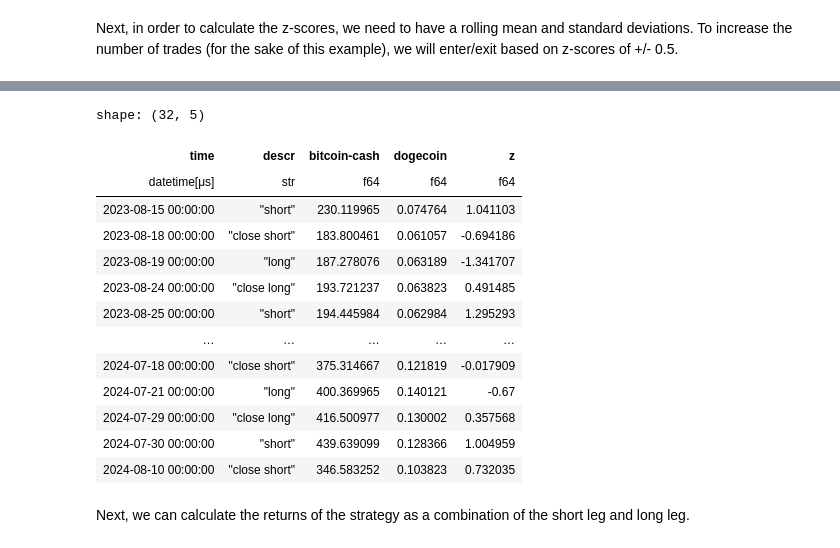
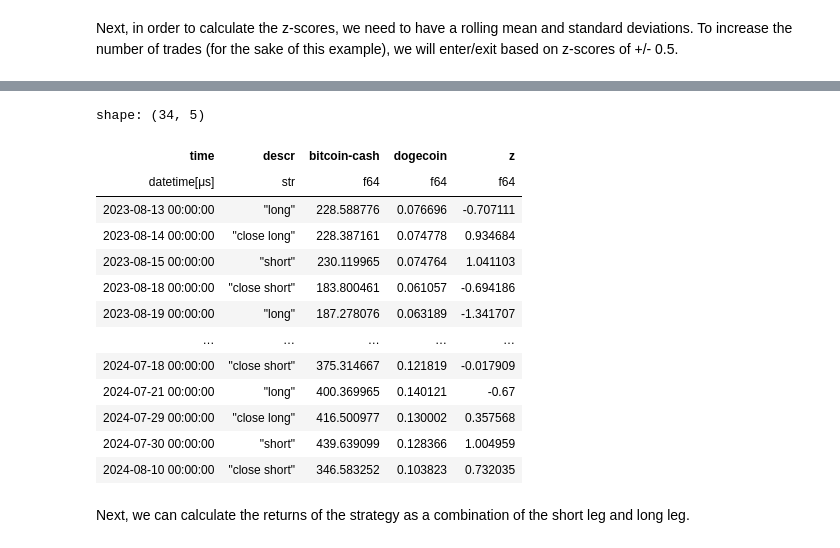
Before and after one commit to voskart/backtesting, a Jupyter notebook: mean_reversion.ipynb, the cells around one changed output, grey strips where cells are left out. Saved outputs shown, nothing was run; the diff lists cells and outputs as text; code cells hidden in the pictures.

```diff
--- a/mean_reversion.ipynb
+++ b/mean_reversion.ipynb
@@ -244,20 +244,20 @@ Whenever the spread is below 1, this implies that we want to short the spread (s
 # %% [markdown]
 The above example has a strong bias due to us looking ahead at values. The actual strategy needs to constantly update the rolling statistics. Given that our data set is somewhat limited, ideally, we would have a larger sample size to have more robust signals. This could either be accomplished by taking data from either a larger time frame or on a lower resolution.
 # %%
-df_bitcoin_solana = df_prices_pivot[['timestamp', x_asset, y_asset]]
+df_prices_assets = df_prices_pivot[['timestamp', x_asset, y_asset]]
 
 # calculate the ratio
-df_bitcoin_solana = df_bitcoin_solana.with_columns(
+df_prices_assets = df_prices_assets.with_columns(
     (pl.col(x_asset)/pl.col(y_asset)).alias('spread')
 )
 # %% [markdown]
 Next, in order to calculate the z-scores, we need to have a rolling mean and standard deviations. To increase the number of trades (for the sake of this example), we will enter/exit based on z-scores of +/- 0.5.
 # %%
-df_bitcoin_solana = (df_bitcoin_solana
+df_prices_assets = (df_prices_assets
   .with_columns(
     timestamp = pl.col('timestamp').cast(pl.Datetime),
-    spread_rolling_mean = pl.col('spread').rolling_mean(window_size=df_bitcoin_solana.height, min_periods=1, center=False),
-    spread_rolling_std = pl.col('spread').rolling_std(window_size=df_bitcoin_solana.height, min_periods=1, center=False)
+    spread_rolling_mean = pl.col('spread').rolling_mean(window_size=df_prices_assets.height, min_periods=1, center=False),
+    spread_rolling_std = pl.col('spread').rolling_std(window_size=df_prices_assets.height, min_periods=1, center=False)
  ).with_columns(
     expanding_z = ((pl.col('spread')-pl.col('spread_rolling_mean'))/pl.col('spread_rolling_std'))
  )
@@ -281,7 +281,7 @@ close_spread.opts(
     color='grey'
 )
 
-display(close_spread*short_spread*long_spread*df_bitcoin_solana.plot(x='timestamp', y='expanding_z'))
+display(close_spread*short_spread*long_spread*df_prices_assets.plot(x='timestamp', y='expanding_z'))
 # %% [output]
 [interactive output not drawn]
 # %%
@@ -293,51 +293,51 @@ def backtest(df: pl.DataFrame, entry=0.5, exit=-0.5):
     counter = 0
     for row in df.iter_rows():
         counter += 1
-        ts, btc_price, sol_price, z = np.array(row)[indices]
+        ts, y_price, x_price, z = np.array(row)[indices]
         # if no position open
         if not cur:
             if z >= entry:
                 cur = 'short'
-                trades.append([ts, 'short', sol_price, btc_price, z])
+                trades.append([ts, 'short', x_price, y_price, z])
             elif z <= exit:
                 cur = 'long'
-                trades.append([ts, 'long', sol_price, btc_price, z])
+                trades.append([ts, 'long', x_price, y_price, z])
 
         # else a position is open
         else:
             # if we are short the spread
             if cur == 'short':
                 # close position if z is below 0
                 if z <= 0:
                     cur = None
-                    trades.append([ts, 'close short', sol_price, btc_price, z])
+                    trades.append([ts, 'close short', x_price, y_price, z])
             else:
                 # close position if z is above 0
                 if z >= 0:
                     cur = None
-                    trades.append([ts, 'close long', sol_price, btc_price, z])
+                    trades.append([ts, 'close long', x_price, y_price, z])
     # fill with price
     if cur:
         if cur == 'short':
-            trades.append([ts, 'close short', sol_price, btc_price, z])
+            trades.append([ts, 'close short', x_price, y_price, z])
         else:
-            trades.append([ts, 'close long', sol_price, btc_price, z])
+            trades.append([ts, 'close long', x_price, y_price, z])
     df_trades = pl.DataFrame(trades, strict=False, orient='row')
     df_trades.columns = ['time', 'descr', x_asset, y_asset, 'z']
     return df_trades
 
-df_trades = backtest(df_bitcoin_solana[3:,:])
+df_trades = backtest(df_prices_assets[1:,:])
 
 df_trades
 # %% [output]
-shape: (32, 5)
+shape: (34, 5)
 | time | descr | bitcoin-cash | dogecoin | z |
 | datetime[μs] | str | f64 | f64 | f64 |
+| 2023-08-13 00:00:00 | "long" | 228.588776 | 0.076696 | -0.707111 |
+| 2023-08-14 00:00:00 | "close long" | 228.387161 | 0.074778 | 0.934684 |
 | 2023-08-15 00:00:00 | "short" | 230.119965 | 0.074764 | 1.041103 |
 | 2023-08-18 00:00:00 | "close short" | 183.800461 | 0.061057 | -0.694186 |
 | 2023-08-19 00:00:00 | "long" | 187.278076 | 0.063189 | -1.341707 |
-| 2023-08-24 00:00:00 | "close long" | 193.721237 | 0.063823 | 0.491485 |
-| 2023-08-25 00:00:00 | "short" | 194.445984 | 0.062984 | 1.295293 |
 | … | … | … | … | … |
 | 2024-07-18 00:00:00 | "close short" | 375.314667 | 0.121819 | -0.017909 |
 | 2024-07-21 00:00:00 | "long" | 400.369965 | 0.140121 | -0.67 |
```
Also changed, not shown: parts of 3 cells of this notebook, 1 other file.
